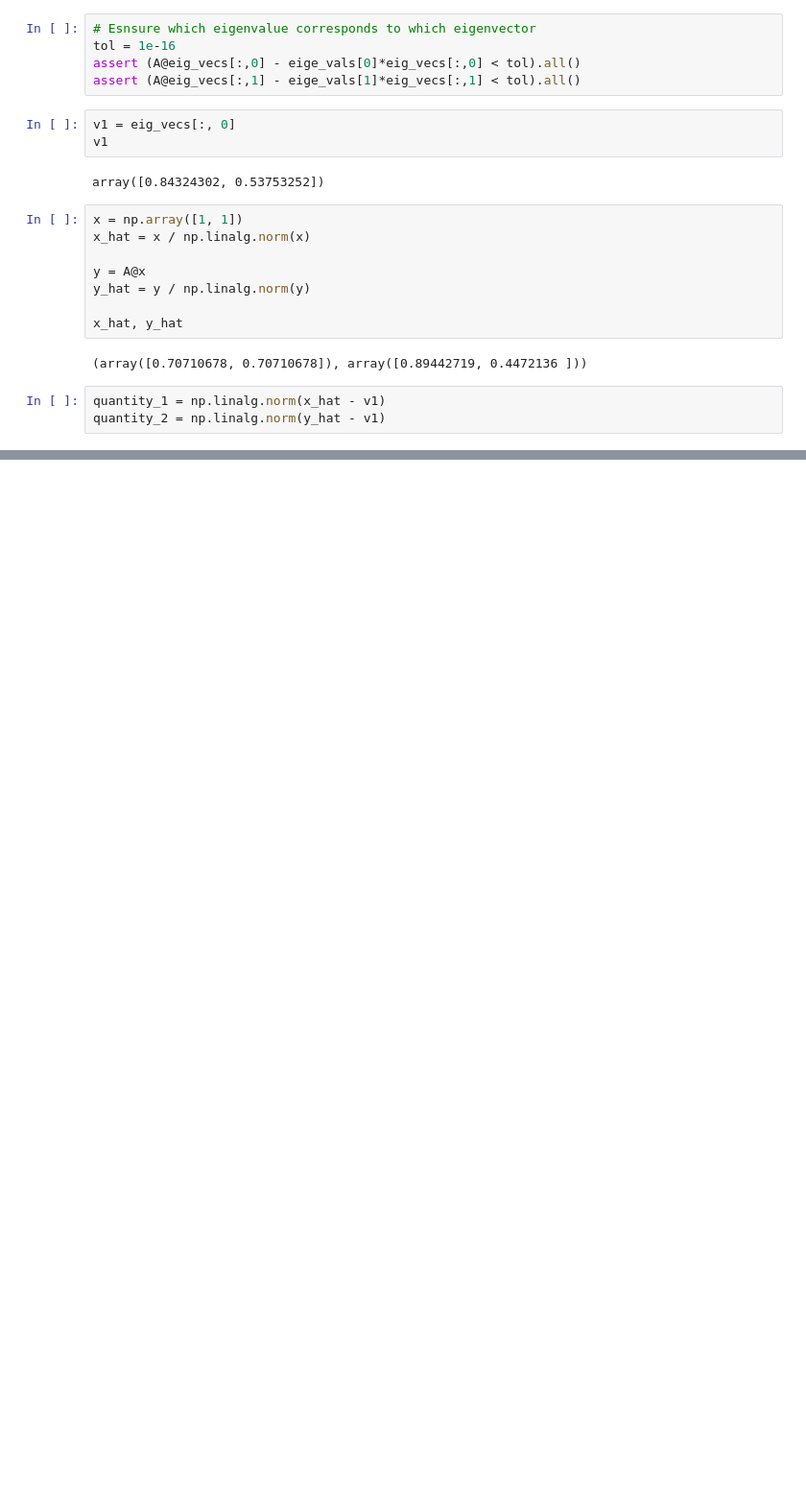
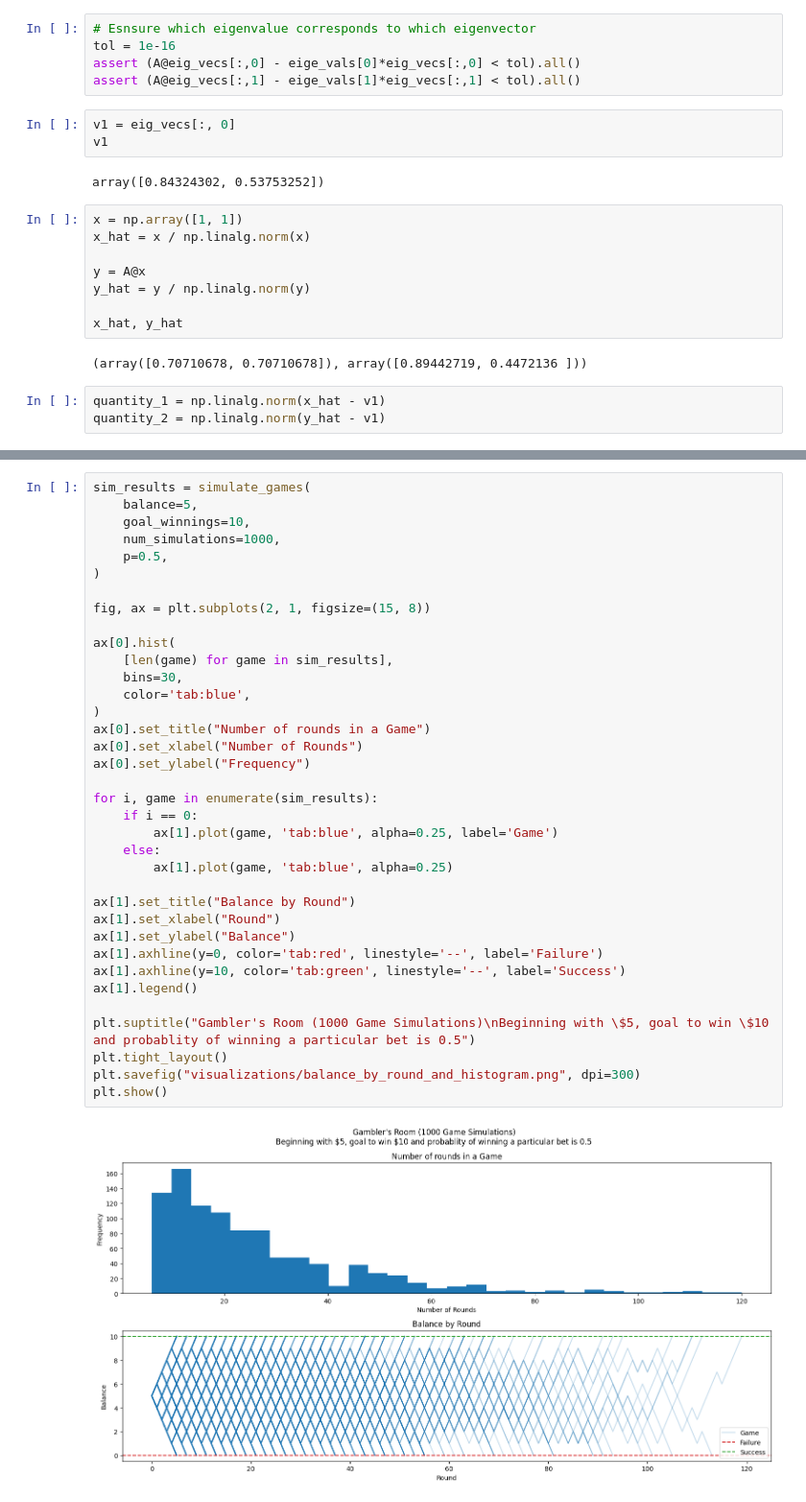
Before and after one commit to hunter-lybbert/uw-central, a Jupyter notebook: disease/intro_quiz/quiz_code.ipynb, the cells around one changed output, grey strips where cells are left out. Shown at 96% size. Drawn from its saved outputs; the diff is of its cells as text; blank space fills up the shorter version.

Commit message:
save this result.

```diff
--- a/disease/intro_quiz/quiz_code.ipynb
+++ b/disease/intro_quiz/quiz_code.ipynb
@@ -39,0 +113,38 @@ quantity_2 = np.linalg.norm(y_hat - v1)
+# %%
+sim_results = simulate_games(
+    balance=5,
+    goal_winnings=10,
+    num_simulations=1000,
+    p=0.5,
+)
+
+fig, ax = plt.subplots(2, 1, figsize=(15, 8))
+
+ax[0].hist(
+    [len(game) for game in sim_results],
+    bins=30,
+    color='tab:blue',
+)
+ax[0].set_title("Number of rounds in a Game")
+ax[0].set_xlabel("Number of Rounds")
+ax[0].set_ylabel("Frequency")
+
+for i, game in enumerate(sim_results):
+    if i == 0:
+        ax[1].plot(game, 'tab:blue', alpha=0.25, label='Game')
+    else:
+        ax[1].plot(game, 'tab:blue', alpha=0.25)
+
+ax[1].set_title("Balance by Round")
+ax[1].set_xlabel("Round")
+ax[1].set_ylabel("Balance")
+ax[1].axhline(y=0, color='tab:red', linestyle='--', label='Failure')
+ax[1].axhline(y=10, color='tab:green', linestyle='--', label='Success')
+ax[1].legend()
+
+plt.suptitle("Gambler's Room (1000 Game Simulations)\nBeginning with \$5, goal to win \$10 and probablity of winning a particular bet is 0.5")
+plt.tight_layout()
+plt.savefig("visualizations/balance_by_round_and_histogram.png", dpi=300)
+plt.show()
+# %% [output]
+[figure, added]
```
Also changed, not shown: parts of 7 cells of this notebook, 4 other files.
